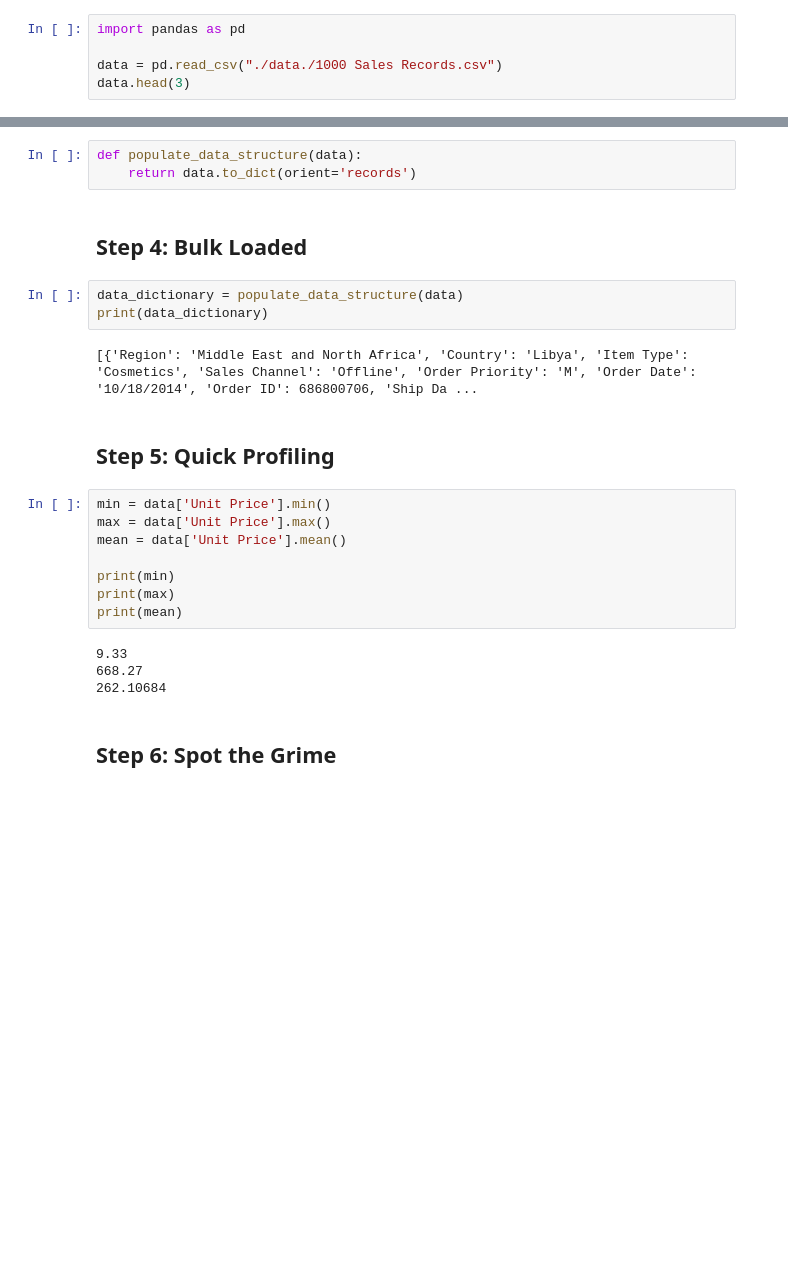
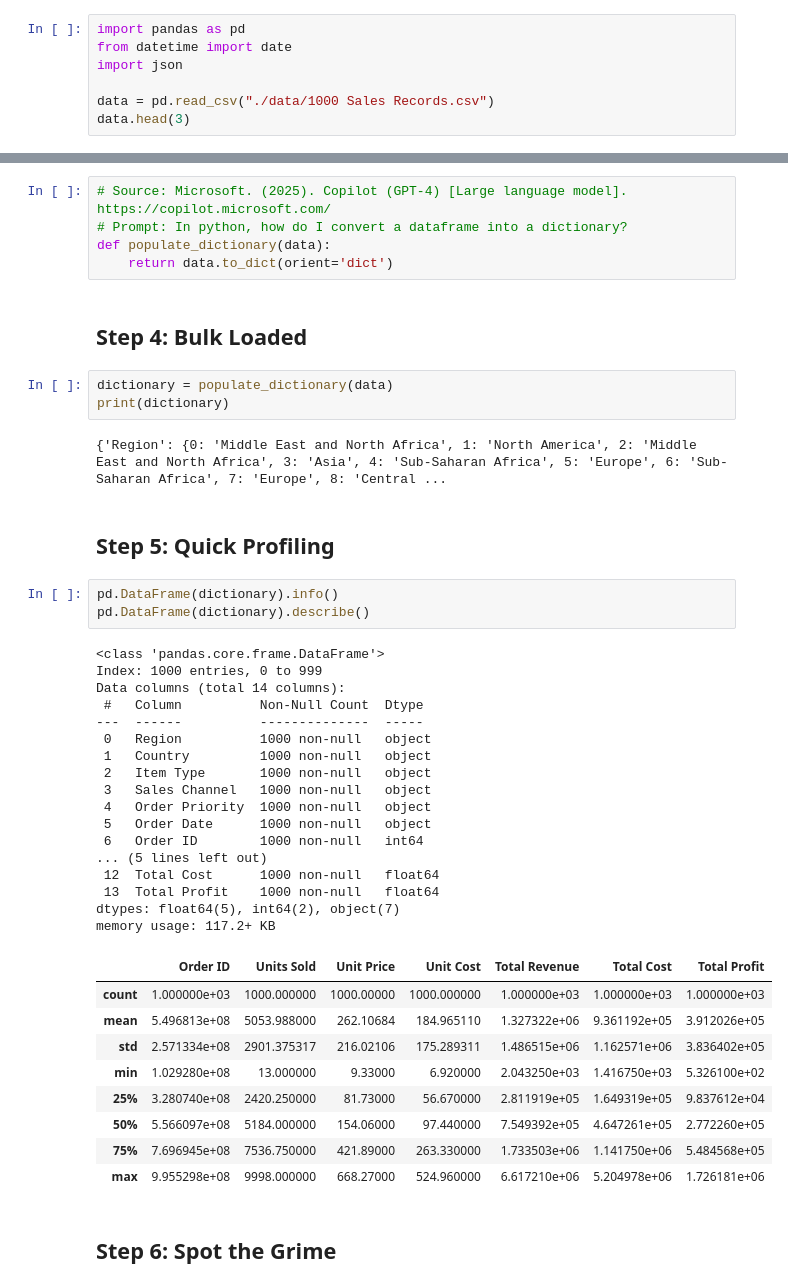
Before and after one commit to Andrew-Silveira-5077086/PROG8245_Assignment_1, a Jupyter notebook: A1.ipynb, the cells around one changed output, grey strips where cells are left out. Drawn from its saved outputs; the diff is of its cells as text; blank space fills up the shorter version.

```diff
--- a/A1.ipynb
+++ b/A1.ipynb
@@ -2,8 +2,10 @@
 ## Step 1: Hello, Data!
 # %%
 import pandas as pd
+from datetime import date
+import json
 
-data = pd.read_csv("./data./1000 Sales Records.csv")
+data = pd.read_csv("./data/1000 Sales Records.csv")
 data.head(3)
 # %% [output]
 |  | Region | Country | Item Type | Sales Channel | Order Priority | Order Date | Order ID | Ship Date | ... |
@@ -17,28 +19,48 @@ A dictionary would be preferred because the key-value pairs can be any type, and
 # %% [markdown]
 ## Step 3: Implement Functions and  Data structure
 # %%
-def populate_data_structure(data):
-    return data.to_dict(orient='records')
+# Source: Microsoft. (2025). Copilot (GPT-4) [Large language model]. https://copilot.microsoft.com/
+# Prompt: In python, how do I convert a dataframe into a dictionary?
+def populate_dictionary(data):
+    return data.to_dict(orient='dict')
 # %% [markdown]
 ## Step 4: Bulk Loaded
 # %%
-data_dictionary = populate_data_structure(data)
-print(data_dictionary)
+dictionary = populate_dictionary(data)
+print(dictionary)
 # %% [output]
-[{'Region': 'Middle East and North Africa', 'Country': 'Libya', 'Item Type': 'Cosmetics', 'Sales Channel': 'Offline', 'Order Priority': 'M', 'Order Date': '10/18/2014', 'Order ID': 686800706, 'Ship Da ...
+{'Region': {0: 'Middle East and North Africa', 1: 'North America', 2: 'Middle East and North Africa', 3: 'Asia', 4: 'Sub-Saharan Africa', 5: 'Europe', 6: 'Sub-Saharan Africa', 7: 'Europe', 8: 'Central ...
 # %% [markdown]
 ## Step 5: Quick Profiling
 # %%
-min = data['Unit Price'].min()
-max = data['Unit Price'].max()
-mean = data['Unit Price'].mean()
-
-print(min)
-print(max)
-print(mean)
+pd.DataFrame(dictionary).info()
+pd.DataFrame(dictionary).describe()
 # %% [output]
-9.33
-668.27
-262.10684
+<class 'pandas.core.frame.DataFrame'>
+Index: 1000 entries, 0 to 999
+Data columns (total 14 columns):
+ #   Column          Non-Null Count  Dtype
+---  ------          --------------  -----
+ 0   Region          1000 non-null   object
+ 1   Country         1000 non-null   object
+ 2   Item Type       1000 non-null   object
+ 3   Sales Channel   1000 non-null   object
+ 4   Order Priority  1000 non-null   object
+ 5   Order Date      1000 non-null   object
+ 6   Order ID        1000 non-null   int64
+... (5 lines left out)
+ 12  Total Cost      1000 non-null   float64
+ 13  Total Profit    1000 non-null   float64
+dtypes: float64(5), int64(2), object(7)
+memory usage: 117.2+ KB
+|  | Order ID | Units Sold | Unit Price | Unit Cost | Total Revenue | Total Cost | Total Profit |
+| count | 1.000000e+03 | 1000.000000 | 1000.00000 | 1000.000000 | 1.000000e+03 | 1.000000e+03 | 1.000000e+03 |
+| mean | 5.496813e+08 | 5053.988000 | 262.10684 | 184.965110 | 1.327322e+06 | 9.361192e+05 | 3.912026e+05 |
+| std | 2.571334e+08 | 2901.375317 | 216.02106 | 175.289311 | 1.486515e+06 | 1.162571e+06 | 3.836402e+05 |
+| min | 1.029280e+08 | 13.000000 | 9.33000 | 6.920000 | 2.043250e+03 | 1.416750e+03 | 5.326100e+02 |
+| 25% | 3.280740e+08 | 2420.250000 | 81.73000 | 56.670000 | 2.811919e+05 | 1.649319e+05 | 9.837612e+04 |
+| 50% | 5.566097e+08 | 5184.000000 | 154.06000 | 97.440000 | 7.549392e+05 | 4.647261e+05 | 2.772260e+05 |
+| 75% | 7.696945e+08 | 7536.750000 | 421.89000 | 263.330000 | 1.733503e+06 | 1.141750e+06 | 5.484568e+05 |
+| max | 9.955298e+08 | 9998.000000 | 668.27000 | 524.960000 | 6.617210e+06 | 5.204978e+06 | 1.726181e+06 |
 # %% [markdown]
 ## Step 6: Spot the Grime
```
Also changed, not shown: parts of 10 cells of this notebook, 4 other files.
